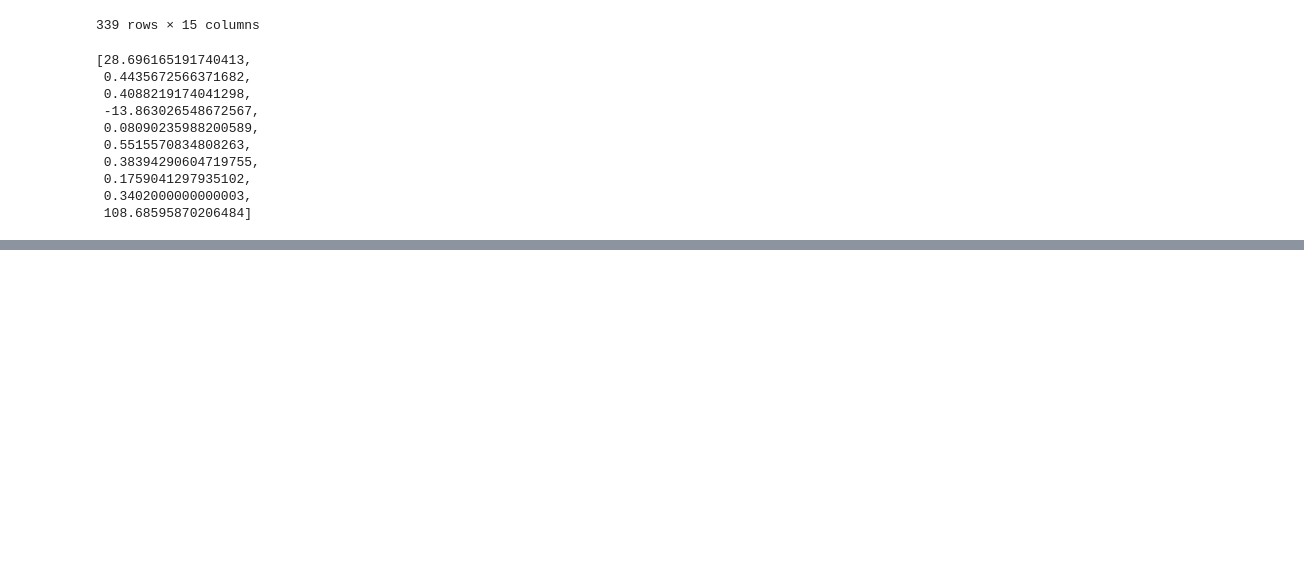
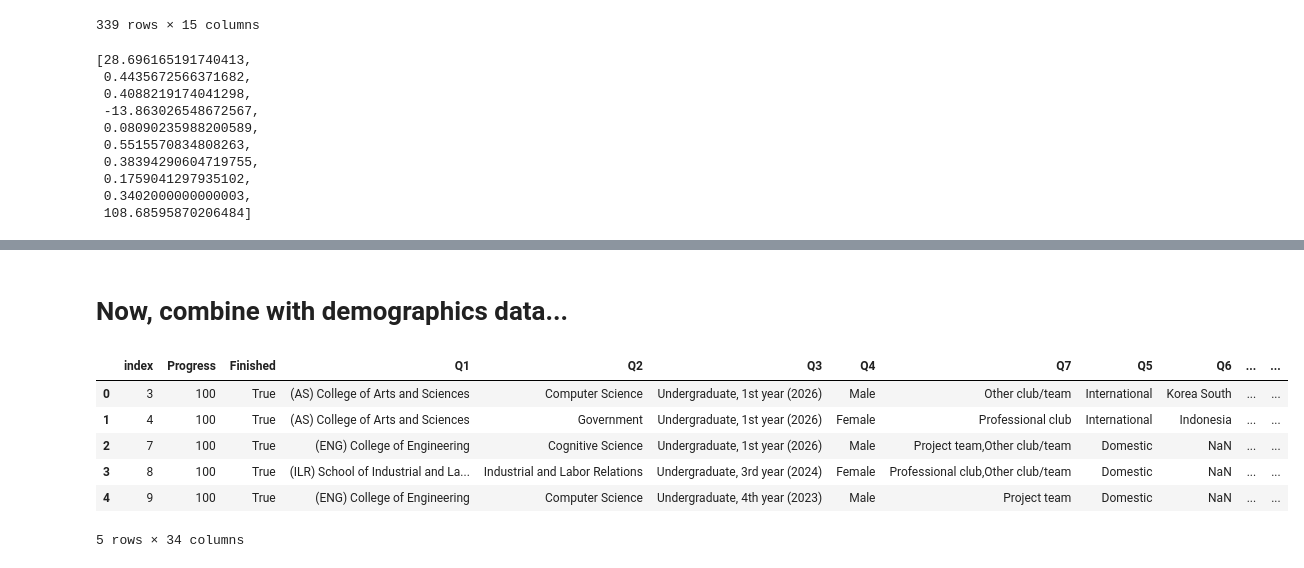
Before and after one commit to ahmedksultan/cdjsp23_brs, a Jupyter notebook: nb_playground4.ipynb, the cells around one changed output, grey strips where cells are left out. Cells and saved outputs as stored; diff of their text form; code cells hidden in the pictures; blank space fills up the shorter version.

```diff
--- a/nb_playground4.ipynb
+++ b/nb_playground4.ipynb
@@ -88,0 +91,20 @@ feature_averages
+# %%
+usernames = all_data['username'].unique()
+
+student_averages = {}
+
+for username in usernames:
+    someones_data = all_data[all_data['username'] == username]
+    feature_averages = []
+    feature_averages.append(username)
+    for feature in features:
+        avg =  someones_data[feature].mean()
+        feature_averages.append(avg)
+    student_averages[username] = feature_averages
+
+# sorry i know this is done poorly
+student_averages_df = pd.DataFrame(student_averages).T.reset_index().drop('index',1)
+student_averages_df.columns= ['username','popularity','danceability', 'energy', 'loudness', 'speechiness',
+       'acousticness', 'instrumentalness', 'liveness', 'valence', 'tempo']
+
+student_averages_df.head()
@@ -88,0 +118,2 @@ feature_averages
+# %% [markdown]
+<h1> Now, combine with demographics data... </h1>
@@ -88,0 +122,11 @@ feature_averages
+# %%
+merged_data = pd.merge(demographics_data, student_averages_df, on='username')
+merged_data.head() # figure out why there are only 34 columns now
+# %% [output]
+|  | index | Progress | Finished | Q1 | Q2 | Q3 | Q4 | Q7 | Q5 | Q6 | ... | ... |
+| 0 | 3 | 100 | True | (AS) College of Arts and Sciences | Computer Science | Undergraduate, 1st year (2026) | Male | Other club/team | International | Korea South | ... | ... |
+| 1 | 4 | 100 | True | (AS) College of Arts and Sciences | Government | Undergraduate, 1st year (2026) | Female | Professional club | International | Indonesia | ... | ... |
+| 2 | 7 | 100 | True | (ENG) College of Engineering | Cognitive Science | Undergraduate, 1st year (2026) | Male | Project team,Other club/team | Domestic | NaN | ... | ... |
+| 3 | 8 | 100 | True | (ILR) School of Industrial and La... | Industrial and Labor Relations | Undergraduate, 3rd year (2024) | Female | Professional club,Other club/team | Domestic | NaN | ... | ... |
+| 4 | 9 | 100 | True | (ENG) College of Engineering | Computer Science | Undergraduate, 4th year (2023) | Male | Project team | Domestic | NaN | ... | ... |
+5 rows × 34 columns
```
Also changed, not shown: parts of 5 cells of this notebook.
